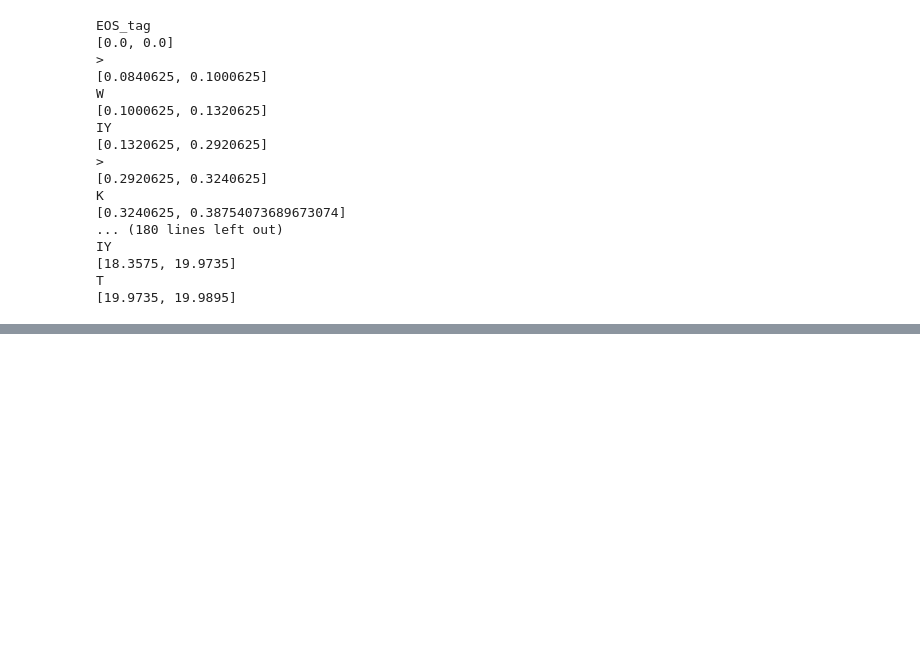
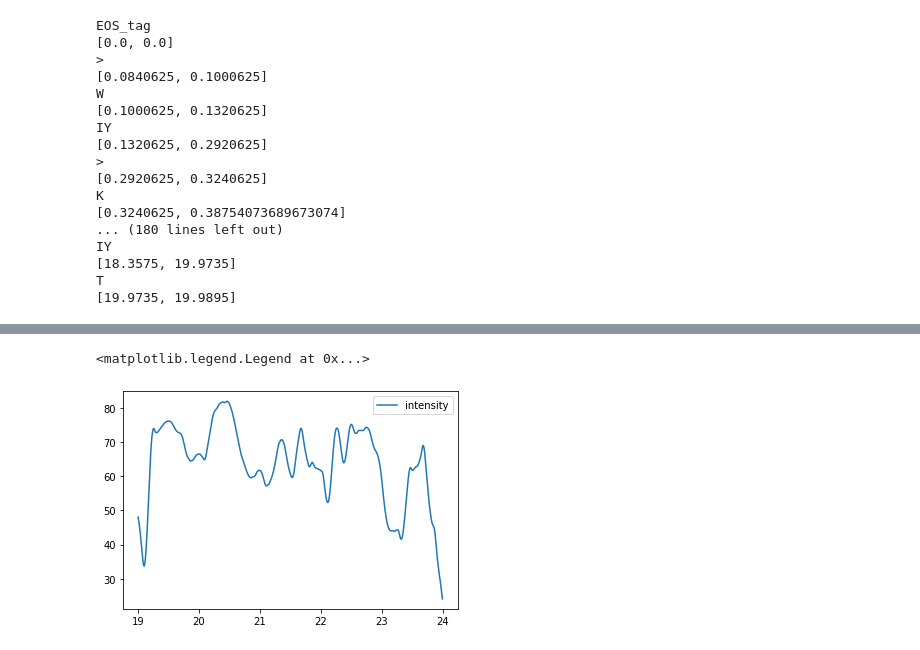
Before and after one commit to EvanSamaa/jali_sing, a Jupyter notebook: Singing Analysis.ipynb, the cells around one changed output, grey strips where cells are left out. Drawn from its saved outputs; the diff is of its cells as text; code cells hidden in the pictures; blank space fills up the shorter version.

```diff
--- a/Singing Analysis.ipynb
+++ b/Singing Analysis.ipynb
@@ -883,0 +929,6 @@ AttributeError: 'list' object has no attribute 'split'
+# %%
+plt.plot(interval_xs, Intensity_interp(interval_xs), label="intensity")
+plt.legend()
+# %% [output]
+<matplotlib.legend.Legend at 0x...>
+[figure, added]
```
Also changed, not shown: parts of 15 cells of this notebook, 8 other files.
